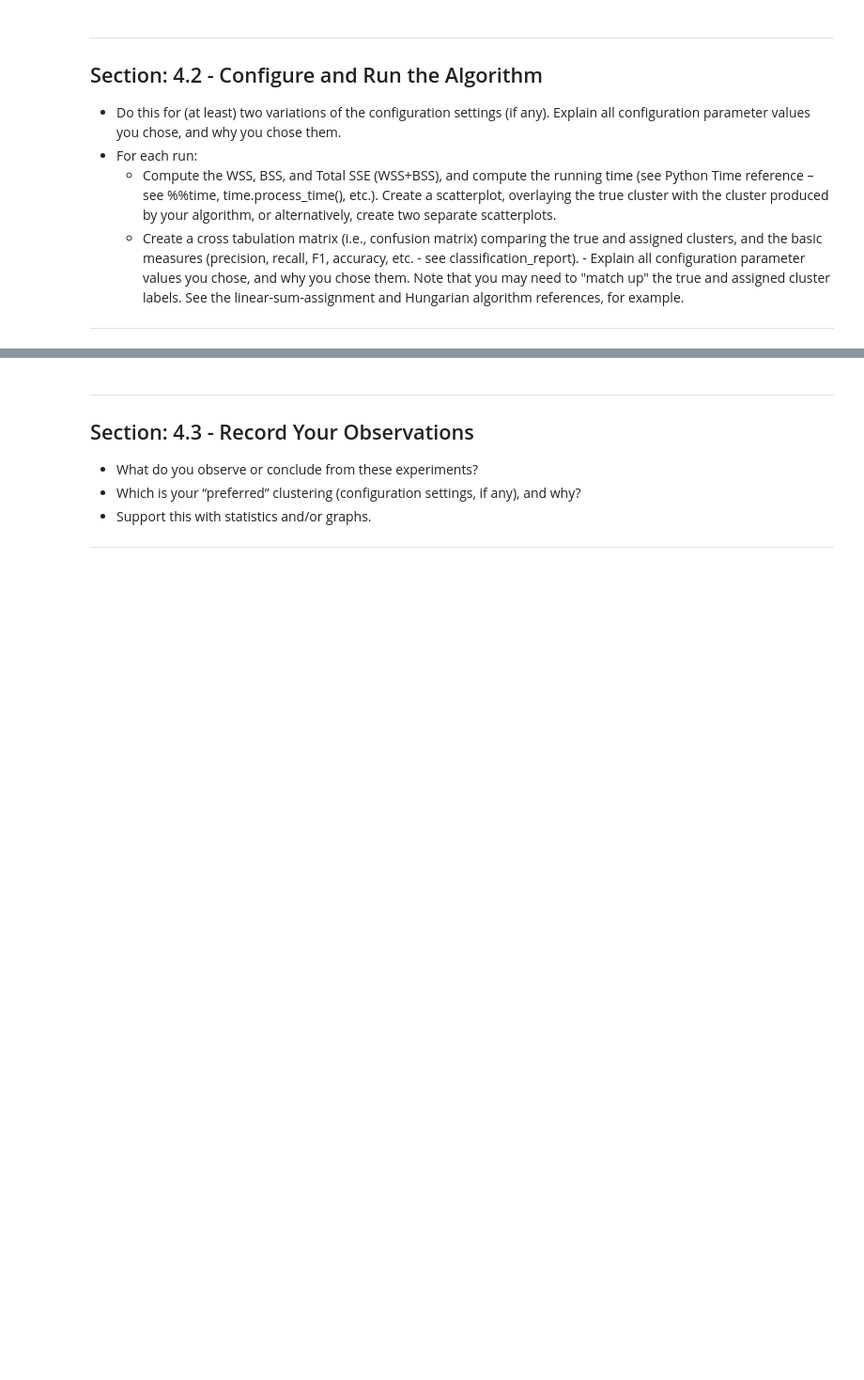
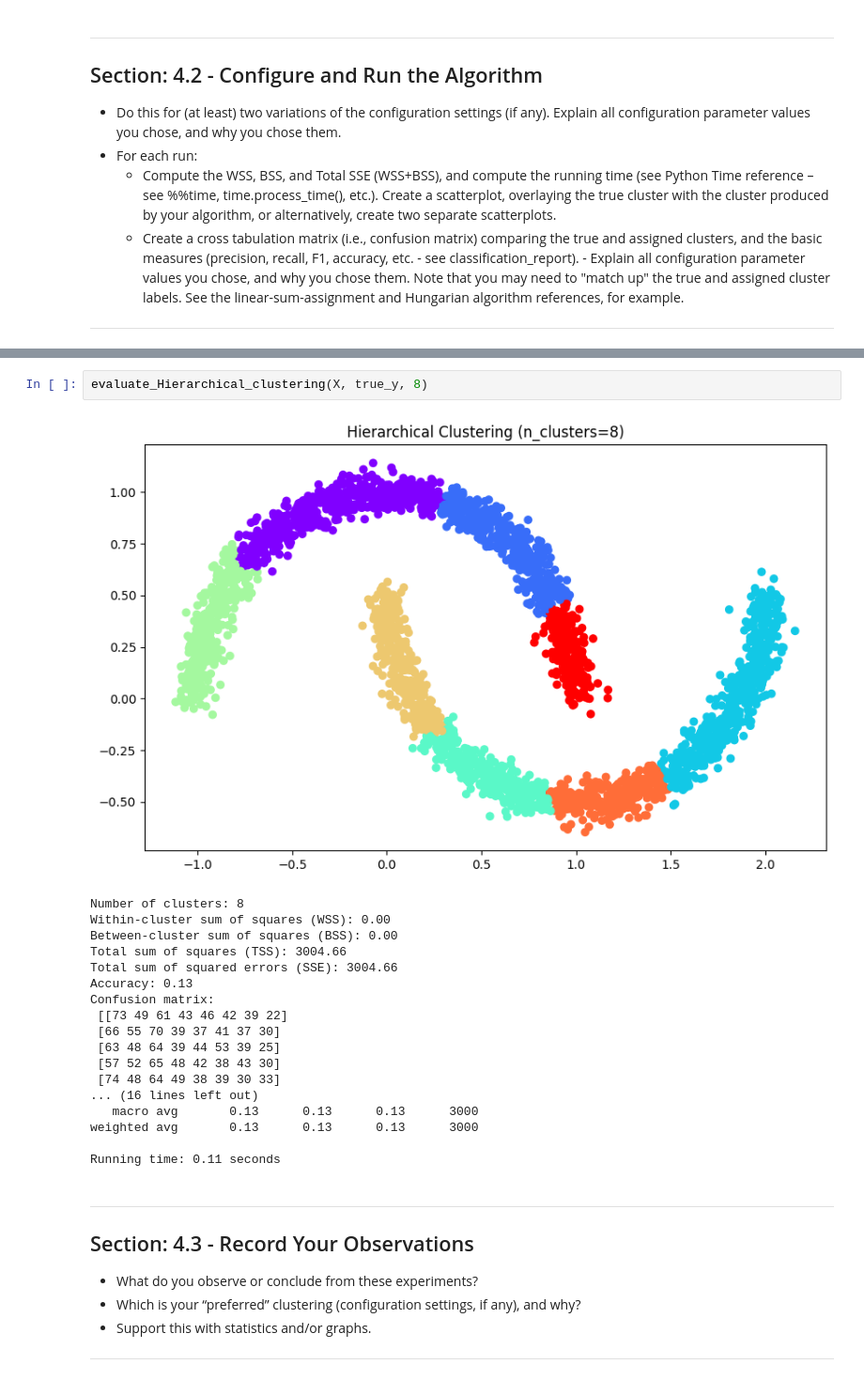
Before and after one commit to zhourichard19/CSE5243, a Jupyter notebook: Homework4/CSE5243_Clustering_HW_Template_V6.ipynb, the cells around one changed output, grey strips where cells are left out. Shown at 94% size. Cells and saved outputs as stored; diff of their text form; blank space fills up the shorter version.

```diff
--- a/Homework4/CSE5243_Clustering_HW_Template_V6.ipynb
+++ b/Homework4/CSE5243_Clustering_HW_Template_V6.ipynb
@@ -428,3 +694,24 @@ Note that you may need to "match up" the true and assigned cluster labels.  See
+# %%
+evaluate_Hierarchical_clustering(X, true_y, 8)
+# %% [output]
+[figure, added]
+Number of clusters: 8
+Within-cluster sum of squares (WSS): 0.00
+Between-cluster sum of squares (BSS): 0.00
+Total sum of squares (TSS): 3004.66
+Total sum of squared errors (SSE): 3004.66
+Accuracy: 0.13
+Confusion matrix:
+ [[73 49 61 43 46 42 39 22]
+ [66 55 70 39 37 41 37 30]
+ [63 48 64 39 44 53 39 25]
+ [57 52 65 48 42 38 43 30]
+ [74 48 64 49 38 39 30 33]
+... (16 lines left out)
+   macro avg       0.13      0.13      0.13      3000
+weighted avg       0.13      0.13      0.13      3000
+
+Running time: 0.11 seconds
 # %% [markdown]
 ***
 ## Section: 4.3 - Record Your Observations
```
Also changed, not shown: parts of 22 cells of this notebook.
